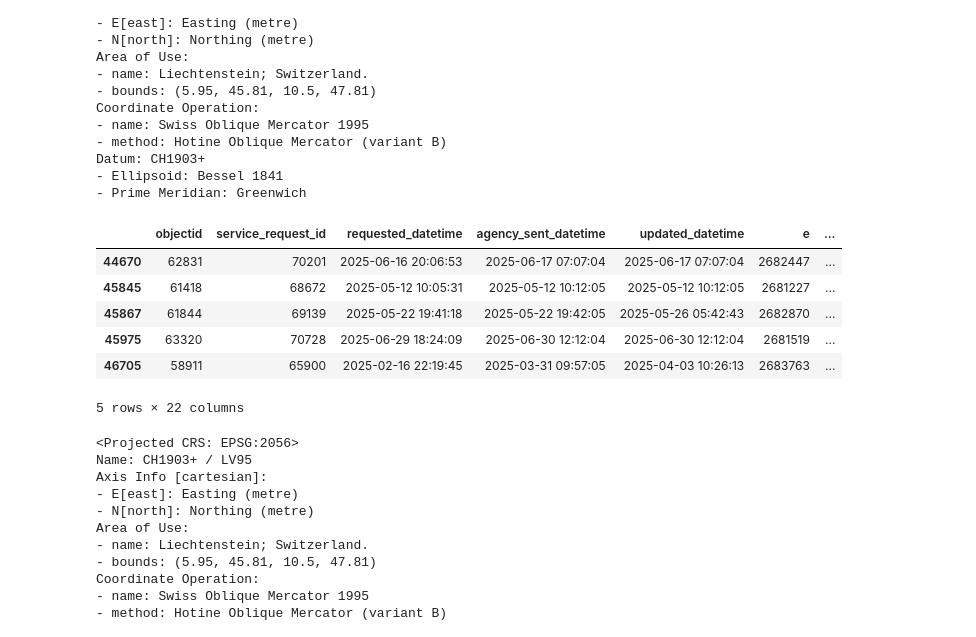
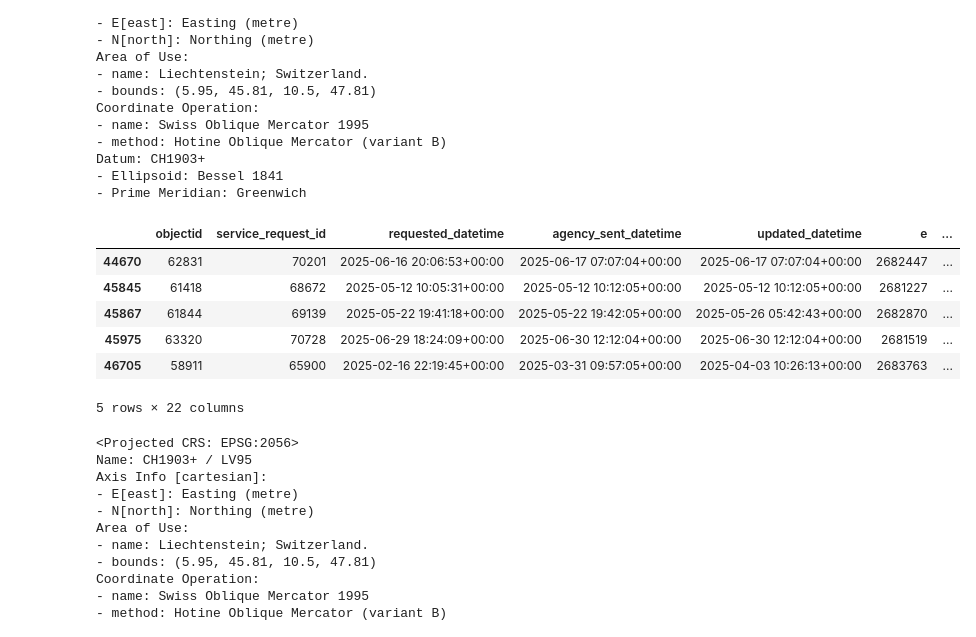
Before and after one commit to gldlauma/SDS210_IndividualProject, a Jupyter notebook: notebooks/03_R3.ipynb, the cells around one changed output. Saved outputs shown, nothing was run; the diff lists cells and outputs as text; code cells hidden in the pictures.

```diff
--- a/notebooks/03_R3.ipynb
+++ b/notebooks/03_R3.ipynb
@@ -81,21 +78,21 @@ Datum: CH1903+
 # %%
 from src.spatial import reports_to_geodataframe
 
-df_raw = load_csv_data("/Users/laumagoldmann/Desktop/SDS210_IndividualProject/data/raw/stzh.zwn_meldungen_p.csv")
+df_raw = load_csv_data("../data/raw/stzh.zwn_meldungen_p.csv")
 df_clean = clean_reports(df_raw)
 
 df_2025 = df_clean[df_clean["year"] == 2025].copy()
 
 reports_2025_gdf = reports_to_geodataframe(df_2025)
 
 reports_2025_gdf.head()
 # %% [output]
 |  | objectid | service_request_id | requested_datetime | agency_sent_datetime | updated_datetime | e | ... |
-| 44670 | 62831 | 70201 | 2025-06-16 20:06:53 | 2025-06-17 07:07:04 | 2025-06-17 07:07:04 | 2682447 | ... |
-| 45845 | 61418 | 68672 | 2025-05-12 10:05:31 | 2025-05-12 10:12:05 | 2025-05-12 10:12:05 | 2681227 | ... |
-| 45867 | 61844 | 69139 | 2025-05-22 19:41:18 | 2025-05-22 19:42:05 | 2025-05-26 05:42:43 | 2682870 | ... |
-| 45975 | 63320 | 70728 | 2025-06-29 18:24:09 | 2025-06-30 12:12:04 | 2025-06-30 12:12:04 | 2681519 | ... |
-| 46705 | 58911 | 65900 | 2025-02-16 22:19:45 | 2025-03-31 09:57:05 | 2025-04-03 10:26:13 | 2683763 | ... |
+| 44670 | 62831 | 70201 | 2025-06-16 20:06:53+00:00 | 2025-06-17 07:07:04+00:00 | 2025-06-17 07:07:04+00:00 | 2682447 | ... |
+| 45845 | 61418 | 68672 | 2025-05-12 10:05:31+00:00 | 2025-05-12 10:12:05+00:00 | 2025-05-12 10:12:05+00:00 | 2681227 | ... |
+| 45867 | 61844 | 69139 | 2025-05-22 19:41:18+00:00 | 2025-05-22 19:42:05+00:00 | 2025-05-26 05:42:43+00:00 | 2682870 | ... |
+| 45975 | 63320 | 70728 | 2025-06-29 18:24:09+00:00 | 2025-06-30 12:12:04+00:00 | 2025-06-30 12:12:04+00:00 | 2681519 | ... |
+| 46705 | 58911 | 65900 | 2025-02-16 22:19:45+00:00 | 2025-03-31 09:57:05+00:00 | 2025-04-03 10:26:13+00:00 | 2683763 | ... |
 5 rows × 22 columns
 # %%
 reports_2025_gdf.crs
```
Also changed, not shown: parts of 5 cells of this notebook, 5 other files.
